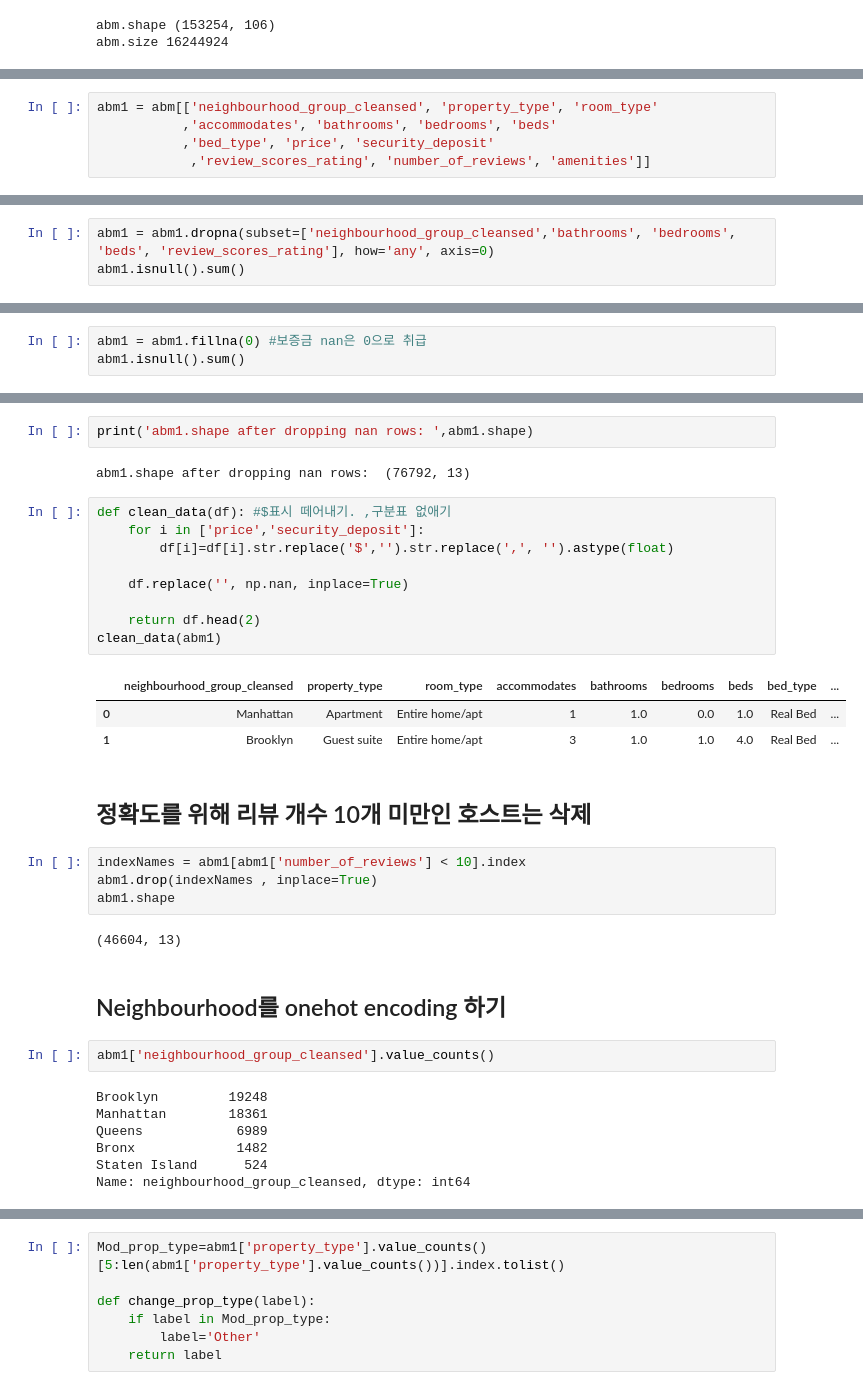
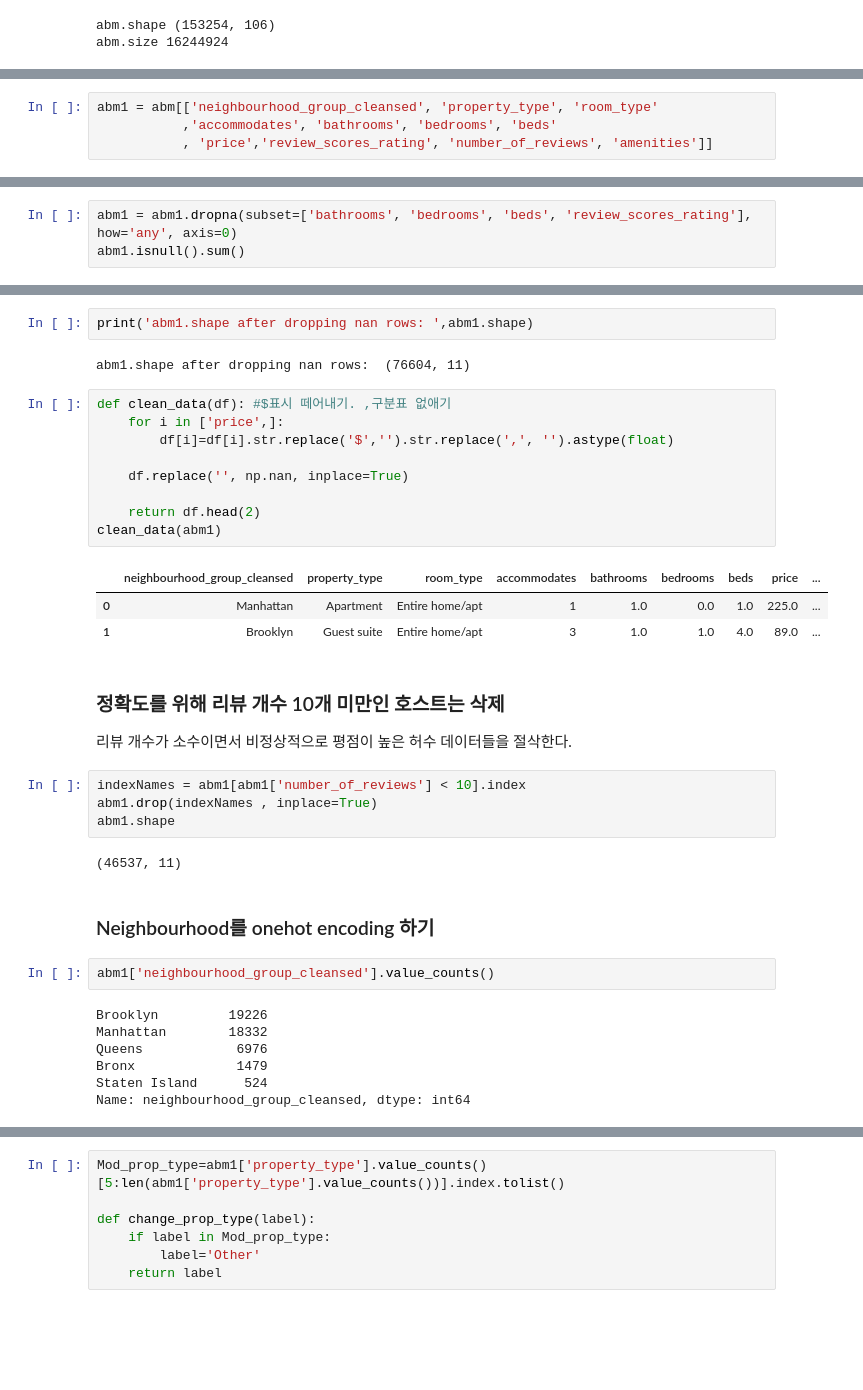
Before and after one commit to whitw/CAUBigdata, a Jupyter notebook: big-data-team-17-cau.ipynb, the cells around one changed output, grey strips where cells are left out. Cells and saved outputs as stored; diff of their text form; blank space fills up the shorter version.

```diff
--- a/big-data-team-17-cau.ipynb
+++ b/big-data-team-17-cau.ipynb
@@ -53,8 +74,7 @@ abm.size 16244924
 # %%
 abm1 = abm[['neighbourhood_group_cleansed', 'property_type', 'room_type'
            ,'accommodates', 'bathrooms', 'bedrooms', 'beds'
-           ,'bed_type', 'price', 'security_deposit'
-            ,'review_scores_rating', 'number_of_reviews', 'amenities']]
+           , 'price','review_scores_rating', 'number_of_reviews', 'amenities']]
 # %%
 abm1.shape
 abm1.head(3)
@@ -98,6 +116,6 @@ number_of_reviews                   0
 amenities                           0
 dtype: int64
 # %%
-abm1 = abm1.dropna(subset=['neighbourhood_group_cleansed','bathrooms', 'bedrooms', 'beds', 'review_scores_rating'], how='any', axis=0)
+abm1 = abm1.dropna(subset=['bathrooms', 'bedrooms', 'beds', 'review_scores_rating'], how='any', axis=0)
 abm1.isnull().sum()
 # %% [output]
@@ -117,4 +133 @@ amenities                           0
 dtype: int64
-# %%
-abm1 = abm1.fillna(0) #보증금 nan은 0으로 취급
-abm1.isnull().sum()
@@ -136,37 +134,38 @@ dtype: int64
 # %%
 print('abm1.shape after dropping nan rows: ',abm1.shape)
 # %% [output]
-abm1.shape after dropping nan rows:  (76792, 13)
+abm1.shape after dropping nan rows:  (76604, 11)
 # %%
 def clean_data(df): #$표시 떼어내기. ,구분표 없애기
-    for i in ['price','security_deposit']:
+    for i in ['price',]:
         df[i]=df[i].str.replace('$','').str.replace(',', '').astype(float)
 
     df.replace('', np.nan, inplace=True)
 
     return df.head(2)
 clean_data(abm1)
 # %% [output]
-|  | neighbourhood_group_cleansed | property_type | room_type | accommodates | bathrooms | bedrooms | beds | bed_type | ... |
-| 0 | Manhattan | Apartment | Entire home/apt | 1 | 1.0 | 0.0 | 1.0 | Real Bed | ... |
-| 1 | Brooklyn | Guest suite | Entire home/apt | 3 | 1.0 | 1.0 | 4.0 | Real Bed | ... |
+|  | neighbourhood_group_cleansed | property_type | room_type | accommodates | bathrooms | bedrooms | beds | price | ... |
+| 0 | Manhattan | Apartment | Entire home/apt | 1 | 1.0 | 0.0 | 1.0 | 225.0 | ... |
+| 1 | Brooklyn | Guest suite | Entire home/apt | 3 | 1.0 | 1.0 | 4.0 | 89.0 | ... |
 # %% [markdown]
-## 정확도를 위해 리뷰 개수 10개 미만인 호스트는 삭제
+### 정확도를 위해 리뷰 개수 10개 미만인 호스트는 삭제
+리뷰 개수가 소수이면서 비정상적으로 평점이 높은 허수 데이터들을 절삭한다.
 # %%
 indexNames = abm1[abm1['number_of_reviews'] < 10].index
 abm1.drop(indexNames , inplace=True)
 abm1.shape
 # %% [output]
-(46604, 13)
+(46537, 11)
 # %% [markdown]
-## Neighbourhood를 onehot encoding 하기
+### Neighbourhood를 onehot encoding 하기
 # %%
 abm1['neighbourhood_group_cleansed'].value_counts()
 # %% [output]
-Brooklyn         19248
-Manhattan        18361
-Queens            6989
-Bronx             1482
+Brooklyn         19226
+Manhattan        18332
+Queens            6976
+Bronx             1479
 Staten Island      524
 Name: neighbourhood_group_cleansed, dtype: int64
 # %%
```
Also changed, not shown: parts of 49 cells of this notebook.
